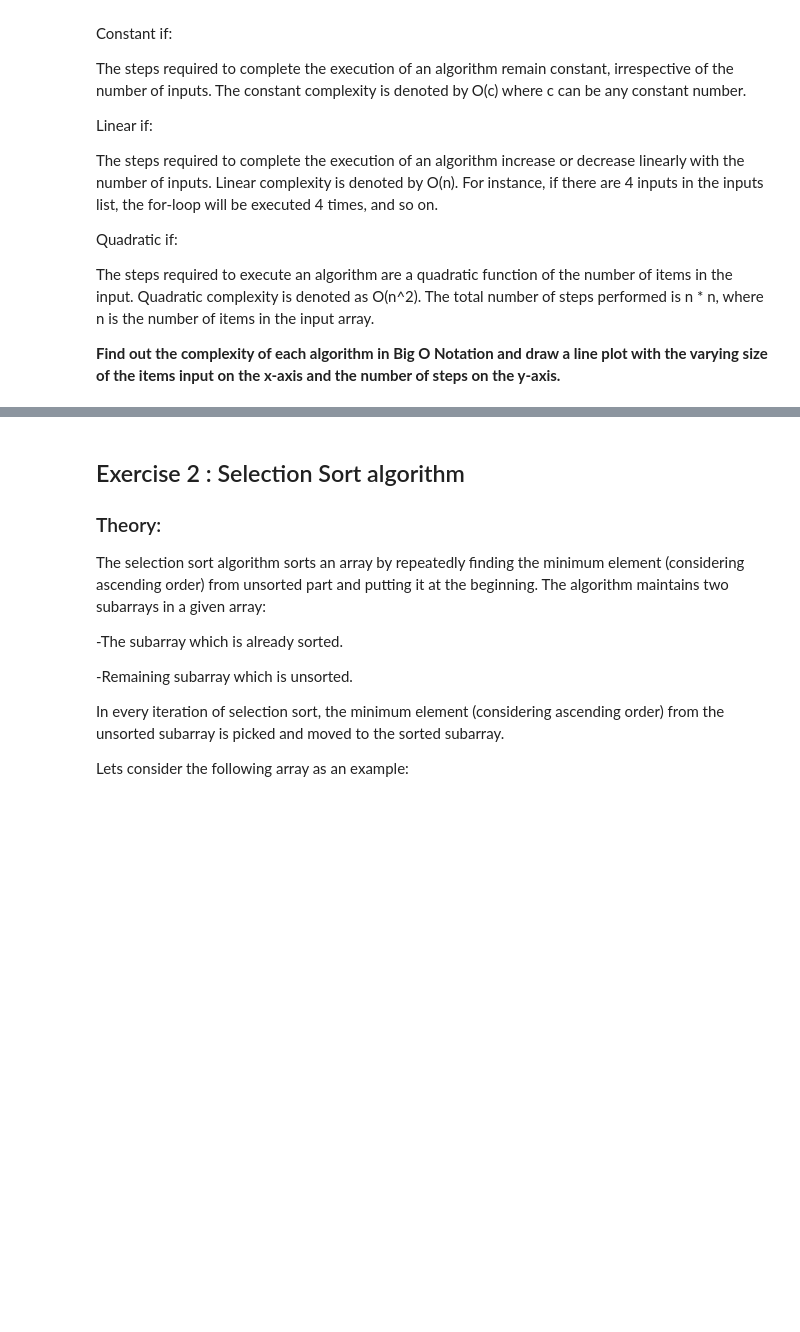
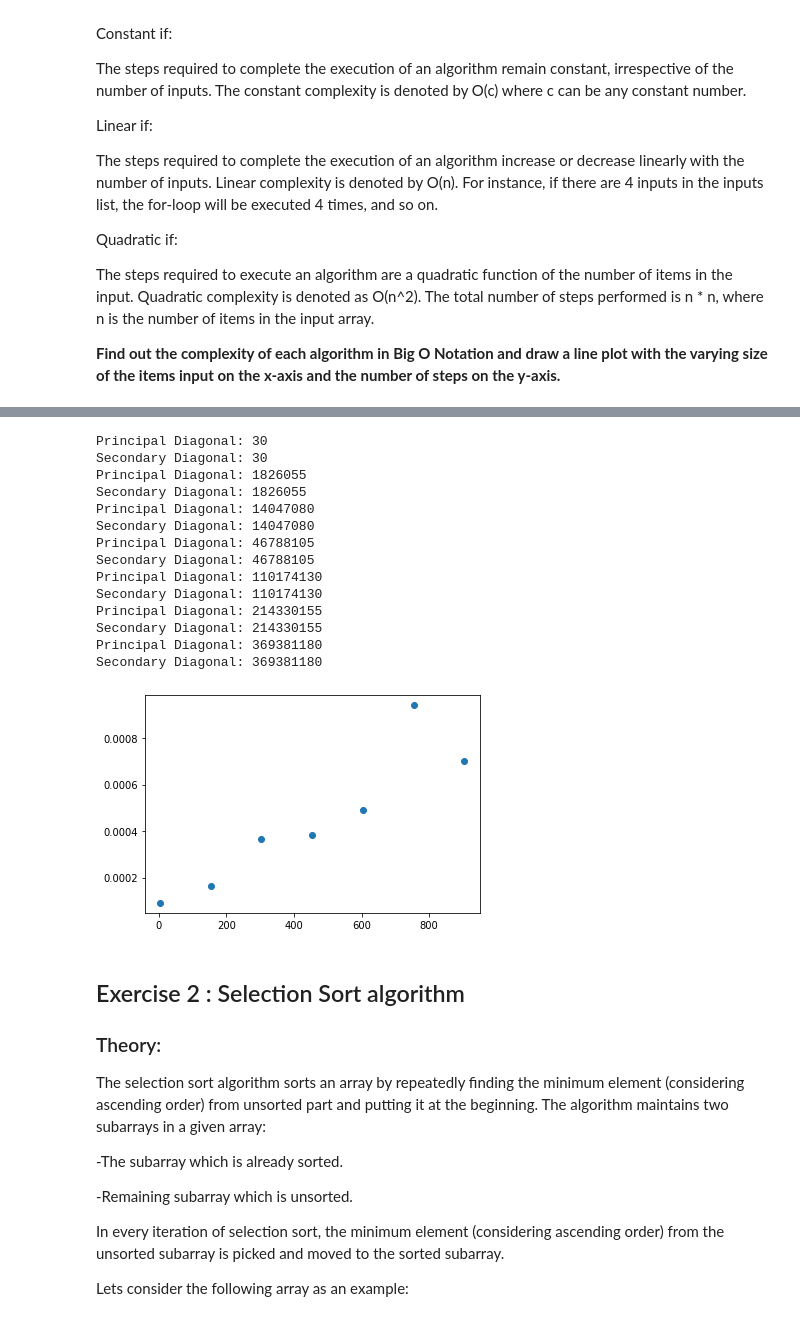
Before and after one commit to marfurt1/algorithm-optimization-project-machine-learning, a Jupyter notebook: notebook/problems.ipynb, the cells around one changed output, grey strips where cells are left out. Cells and saved outputs as stored; diff of their text form; code cells hidden in the pictures; blank space fills up the shorter version.

```diff
--- a/notebook/problems.ipynb
+++ b/notebook/problems.ipynb
@@ -188,6 +217,31 @@ The steps required to execute an algorithm are a quadratic function of the numbe
 # %%
 # Write the time complexity in Big O notation for the second employee's algorithm
 # CODE HERE TO MAKE A PLOT FOR THE SECOND EMPLOYEE'S SOLUTION
+ttake=[]
+sizeMatrix= range(4,1000,150)
+for n in sizeMatrix:
+    matrix= np.array(range(0,n*n)).reshape(n,n)
+    start= time.time()
+    DiagonalSums_emp2(matrix,n)
+    ttake.append(time.time()-start)
+plt.scatter(sizeMatrix, ttake)
+plt.show()
+# %% [output]
+Principal Diagonal: 30
+Secondary Diagonal: 30
+Principal Diagonal: 1826055
+Secondary Diagonal: 1826055
+Principal Diagonal: 14047080
+Secondary Diagonal: 14047080
+Principal Diagonal: 46788105
+Secondary Diagonal: 46788105
+Principal Diagonal: 110174130
+Secondary Diagonal: 110174130
+Principal Diagonal: 214330155
+Secondary Diagonal: 214330155
+Principal Diagonal: 369381180
+Secondary Diagonal: 369381180
+[figure, added]
 # %% [markdown]
 ## Exercise 2 : Selection Sort algorithm
 
```
Also changed, not shown: parts of 4 cells of this notebook.
